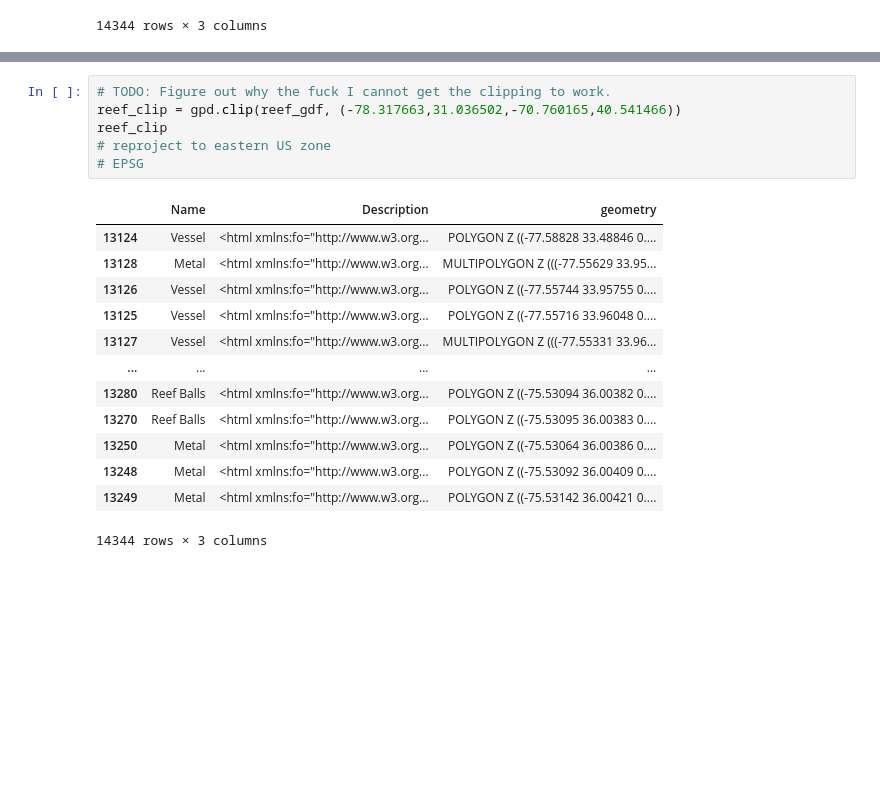
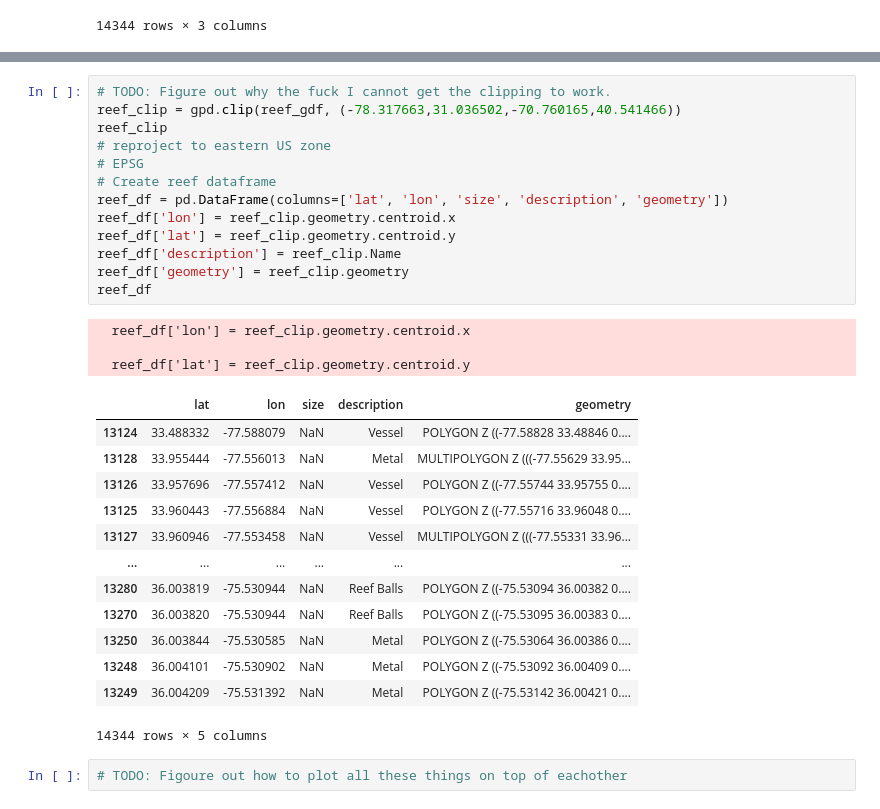
Before and after one commit to allisonw5/seafloor-objects, a Jupyter notebook: ea-capstone-2023.ipynb, the cells around one changed output, grey strips where cells are left out. Drawn from its saved outputs; the diff is of its cells as text; blank space fills up the shorter version.

```diff
--- a/ea-capstone-2023.ipynb
+++ b/ea-capstone-2023.ipynb
@@ -215,20 +182,32 @@ reef_df
 # %%
 # TODO: Figure out why the fuck I cannot get the clipping to work.
 reef_clip = gpd.clip(reef_gdf, (-78.317663,31.036502,-70.760165,40.541466))
 reef_clip
 # reproject to eastern US zone
 # EPSG
+# Create reef dataframe
+reef_df = pd.DataFrame(columns=['lat', 'lon', 'size', 'description', 'geometry'])
+reef_df['lon'] = reef_clip.geometry.centroid.x
+reef_df['lat'] = reef_clip.geometry.centroid.y
+reef_df['description'] = reef_clip.Name
+reef_df['geometry'] = reef_clip.geometry
+reef_df
 # %% [output]
+  reef_df['lon'] = reef_clip.geometry.centroid.x
+
+  reef_df['lat'] = reef_clip.geometry.centroid.y
-|  | Name | Description | geometry |
-| 13124 | Vessel | <html xmlns:fo="http://www.w3.org... | POLYGON Z ((-77.58828 33.48846 0.... |
-| 13128 | Metal | <html xmlns:fo="http://www.w3.org... | MULTIPOLYGON Z (((-77.55629 33.95... |
-| 13126 | Vessel | <html xmlns:fo="http://www.w3.org... | POLYGON Z ((-77.55744 33.95755 0.... |
-| 13125 | Vessel | <html xmlns:fo="http://www.w3.org... | POLYGON Z ((-77.55716 33.96048 0.... |
-| 13127 | Vessel | <html xmlns:fo="http://www.w3.org... | MULTIPOLYGON Z (((-77.55331 33.96... |
-| ... | ... | ... | ... |
-| 13280 | Reef Balls | <html xmlns:fo="http://www.w3.org... | POLYGON Z ((-75.53094 36.00382 0.... |
-| 13270 | Reef Balls | <html xmlns:fo="http://www.w3.org... | POLYGON Z ((-75.53095 36.00383 0.... |
-| 13250 | Metal | <html xmlns:fo="http://www.w3.org... | POLYGON Z ((-75.53064 36.00386 0.... |
-| 13248 | Metal | <html xmlns:fo="http://www.w3.org... | POLYGON Z ((-75.53092 36.00409 0.... |
-| 13249 | Metal | <html xmlns:fo="http://www.w3.org... | POLYGON Z ((-75.53142 36.00421 0.... |
+|  | lat | lon | size | description | geometry |
+| 13124 | 33.488332 | -77.588079 | NaN | Vessel | POLYGON Z ((-77.58828 33.48846 0.... |
+| 13128 | 33.955444 | -77.556013 | NaN | Metal | MULTIPOLYGON Z (((-77.55629 33.95... |
+| 13126 | 33.957696 | -77.557412 | NaN | Vessel | POLYGON Z ((-77.55744 33.95755 0.... |
+| 13125 | 33.960443 | -77.556884 | NaN | Vessel | POLYGON Z ((-77.55716 33.96048 0.... |
+| 13127 | 33.960946 | -77.553458 | NaN | Vessel | MULTIPOLYGON Z (((-77.55331 33.96... |
+| ... | ... | ... | ... | ... | ... |
+| 13280 | 36.003819 | -75.530944 | NaN | Reef Balls | POLYGON Z ((-75.53094 36.00382 0.... |
+| 13270 | 36.003820 | -75.530944 | NaN | Reef Balls | POLYGON Z ((-75.53095 36.00383 0.... |
+| 13250 | 36.003844 | -75.530585 | NaN | Metal | POLYGON Z ((-75.53064 36.00386 0.... |
+| 13248 | 36.004101 | -75.530902 | NaN | Metal | POLYGON Z ((-75.53092 36.00409 0.... |
+| 13249 | 36.004209 | -75.531392 | NaN | Metal | POLYGON Z ((-75.53142 36.00421 0.... |
-14344 rows × 3 columns
+14344 rows × 5 columns
+# %%
+# TODO: Figoure out how to plot all these things on top of eachother
```
Also changed, not shown: parts of 4 cells of this notebook.
